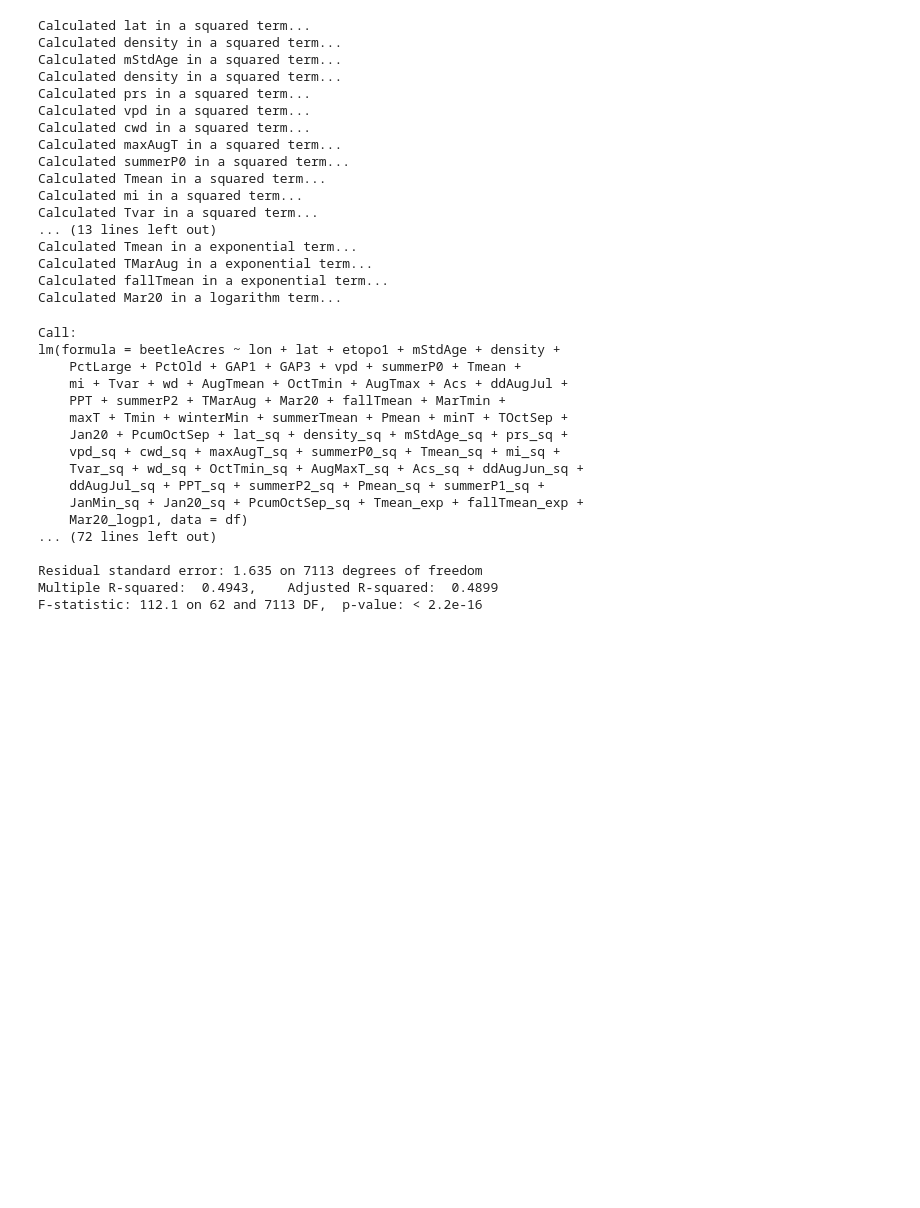
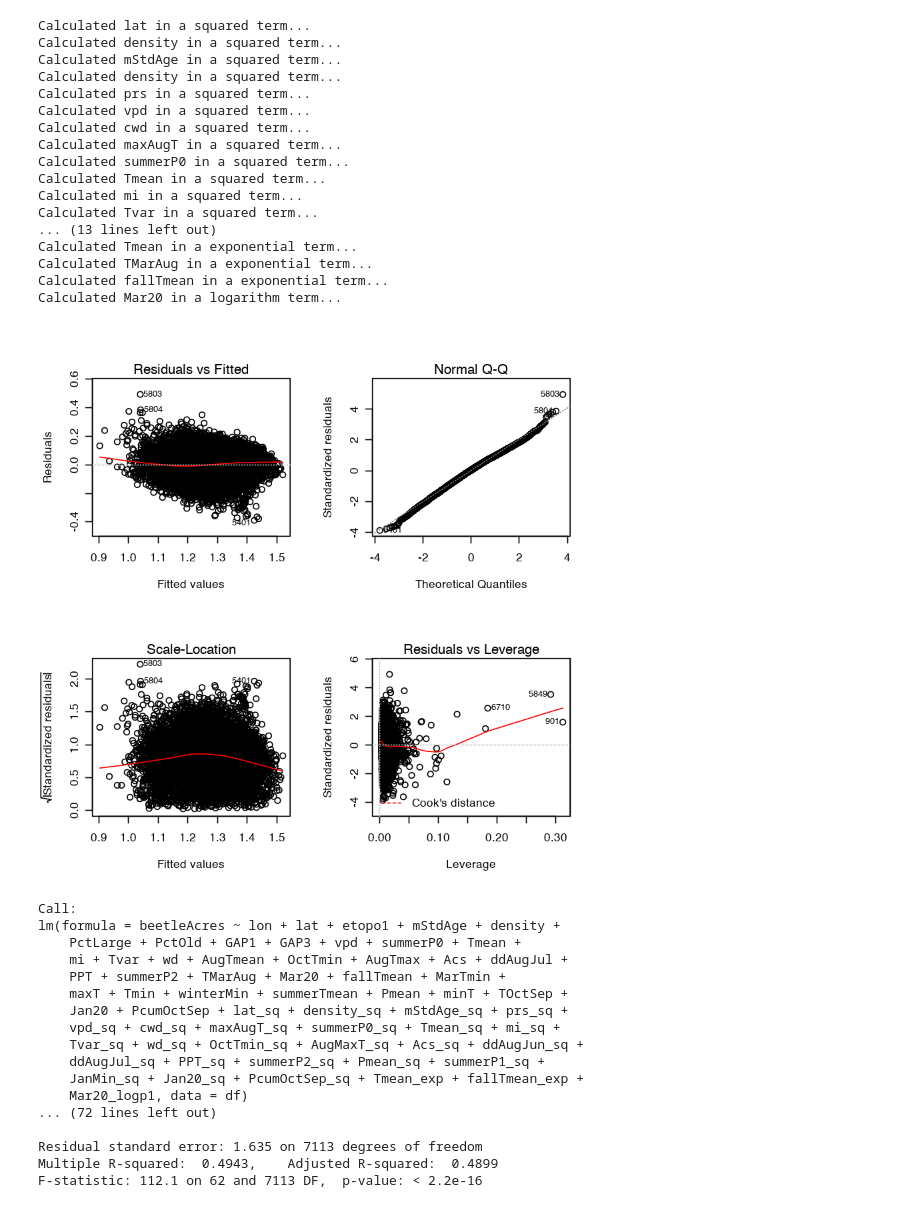
Before and after one commit to dongmeic/suppression, a Jupyter notebook: R/eda_without_firedata.ipynb, the cells around one changed output. Cells and saved outputs as stored; diff of their text form; code cells hidden in the pictures; blank space fills up the shorter version.

```diff
--- a/R/eda_without_firedata.ipynb
+++ b/R/eda_without_firedata.ipynb
@@ -240,6 +240,11 @@ df$beetleAcres <- log(df$beetleAcres)
 mod <- lm(beetleAcres ~ ., data=df)
 # %%
 mod.r <- step(mod, trace=0)
+# %%
+par(mfrow=c(2, 2))
+plot(mod.r)
+# %% [output]
+[figure, added]
 # %%
 summary(mod.r)
 # %% [output]
```
Also changed, not shown: parts of 3 cells of this notebook, 3 other files.
